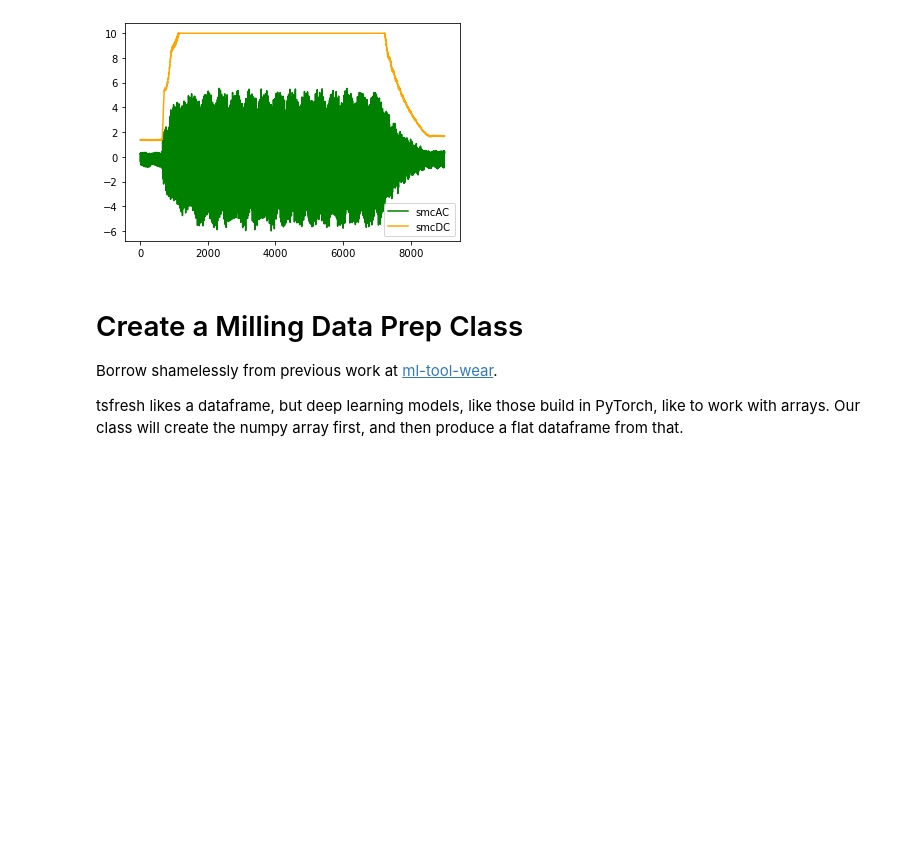
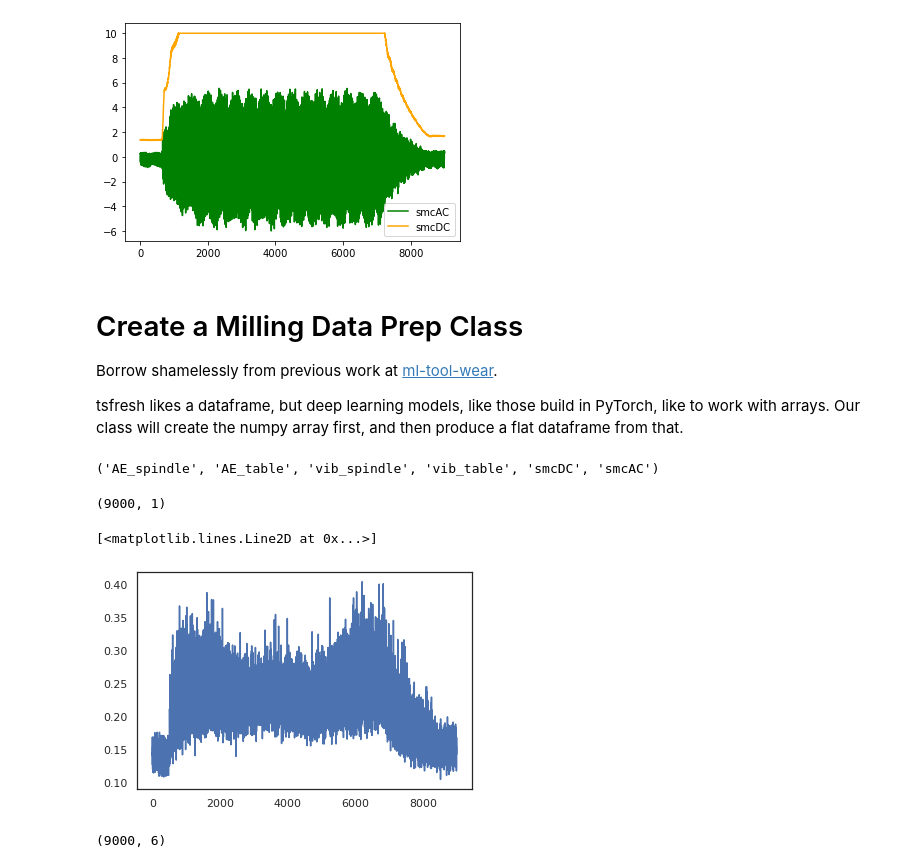
Before and after one commit to tvhahn/tspipe, a Jupyter notebook: notebooks/1.0-milling-tsfresh.ipynb, the cells around one changed output. Saved outputs shown, nothing was run; the diff lists cells and outputs as text; code cells hidden in the pictures; blank space fills up the shorter version.

Commit message:
working on data prep notebook

```diff
--- a/notebooks/1.0-milling-tsfresh.ipynb
+++ b/notebooks/1.0-milling-tsfresh.ipynb
@@ -110,7 +110,11 @@ m = sio.loadmat(data_path, struct_as_record=True)
 # store the 'mill' data in a seperate np array
 data = m['mill']
 
-field_names = data.dtype.names
+signal_names = data.dtype.names
+signal_names = signal_names[7:][::-1]
+print(signal_names)
+# %% [output]
+('AE_spindle', 'AE_table', 'vib_spindle', 'vib_table', 'smcDC', 'smcAC')
 # %%
 def create_tensor(
         data_sample, signal_names, start, end, window_size, stride=8
@@ -150,0 +157,11 @@ def create_tensor(
+# %%
+cut_index = 97
+c = data[0, cut_index][signal_names[0]].reshape((9000, 1))
+c.shape
+# %% [output]
+(9000, 1)
+# %%
+plt.plot(c)
+# %% [output]
+[<matplotlib.lines.Line2D at 0x...>]
+[figure, added]
@@ -150,0 +180,4 @@ def create_tensor(
+# %%
+cut_array.shape
+# %% [output]
+(9000, 6)
```
Also changed, not shown: parts of 9 cells of this notebook.
